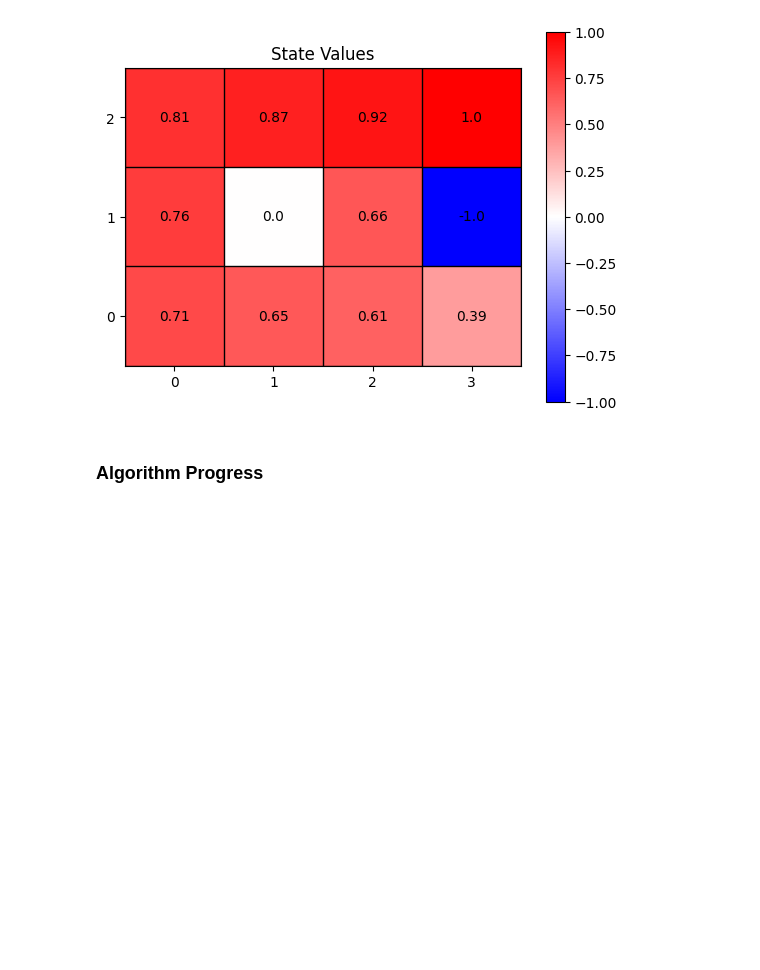
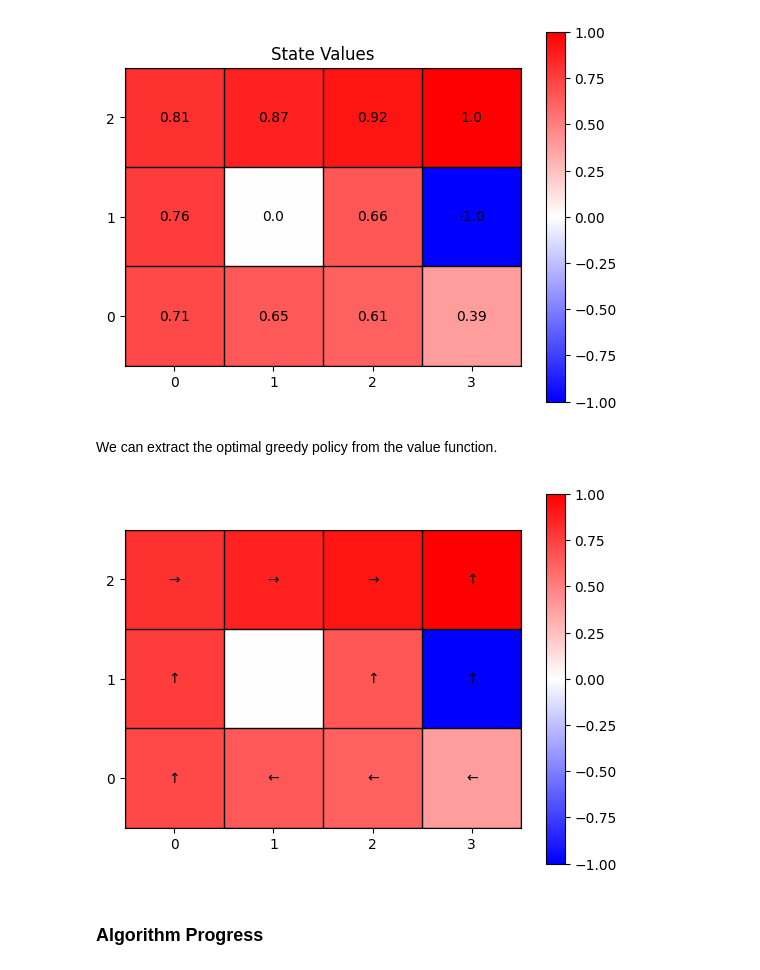
Before and after one commit to mhahsler/Introduction_to_Reinforcement_Learning, a Jupyter notebook: DP/4x3_grid_world.ipynb, the cells around one changed output. Drawn from its saved outputs; the diff is of its cells as text; code cells hidden in the pictures; blank space fills up the shorter version.

```diff
--- a/DP/4x3_grid_world.ipynb
+++ b/DP/4x3_grid_world.ipynb
@@ -131,6 +131,22 @@ print_gridworld(env, V_star)
 gridworld_image(env, V_star, labels=True, title='State Values')
 # %% [output]
 [figure]
+# %% [markdown]
+We can extract the optimal greedy policy from the value function.
+# %%
+def greedy_policy(env, V, discount=1):
+    policy = np.zeros(len(env.states()))
+
+    for s in env.states():
+        Q_values = [backup(env, discount, V, s, a) for a in env.actions()]
+        policy[s] = np.argmax(Q_values)
+
+    return policy
+# %%
+pol_start = greedy_policy(env, V_star)
+gridworld_image(env, V_star, policy = pol_start)
+# %% [output]
+[figure, added]
 # %% [markdown]
 ### Algorithm Progress
 # %%
```
Also changed, not shown: 2 other files.
